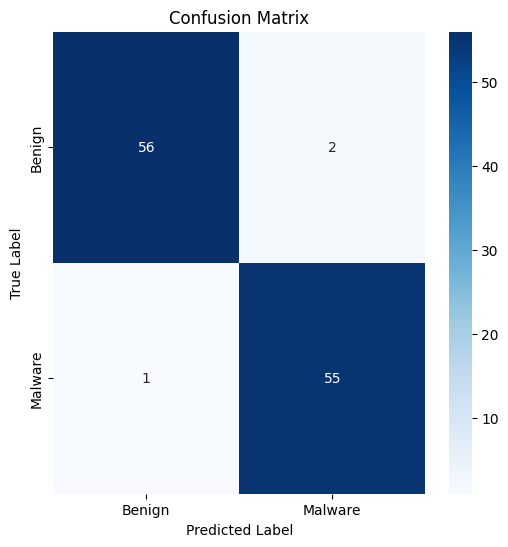
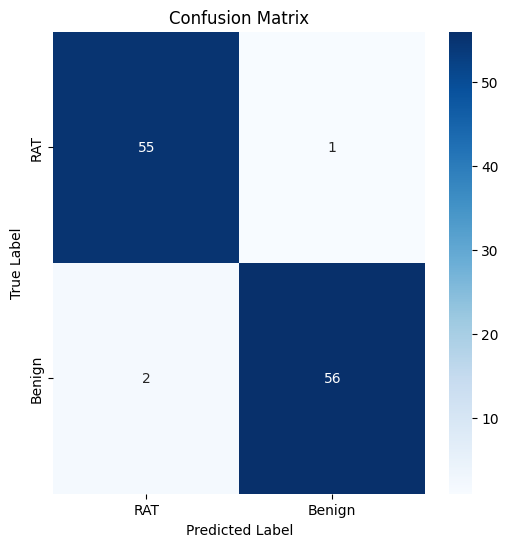
Code edit (unified diff) that turned the first committed figure into the second:
--- before
+++ after
@@ -8,8 +8,9 @@
 print(classification_report(y_test, y_pred_classes, target_names=["Benign", "RAT"]))
 print("\nConfusion Matrix:")
-cm2 = confusion_matrix(y_test, y_pred_classes)
+cm2 = confusion_matrix(y_test, y_pred_classes, labels=[1, 0])  # Ensure "RAT" is first
 print(cm2)
 
-tn, fp, fn, tp = cm2.ravel()
+# Extracting metrics from the reordered confusion matrix
+tp, fn, fp, tn = cm2.ravel()  # Reordering tp, fn, fp, tn to reflect [RAT, Benign]
 
 # Calculate metrics
@@ -26,8 +27,5 @@
 print(f"  F1-score : {f1_score:.3f}")
 
-
-
-
-# Plotting
+# Plotting the confusion matrix
 fig, ax = plt.subplots(figsize=(6, 6))  # Adjust size to match your specific aesthetics
 sns.heatmap(cm2, annot=True, fmt="d", cmap="Blues", cbar=True, ax=ax)
@@ -35,5 +33,5 @@
 ax.set_ylabel('True Label')
 ax.set_title('Confusion Matrix')
-ax.set_xticklabels(['Benign', 'Malware'])
-ax.set_yticklabels(['Benign', 'Malware'])
+ax.set_xticklabels(['RAT', 'Benign'])
+ax.set_yticklabels(['RAT', 'Benign'])  # Correcting the y-labels to ['RAT', 'Benign']
 plt.show()

Commit: Update Beautiful CNN